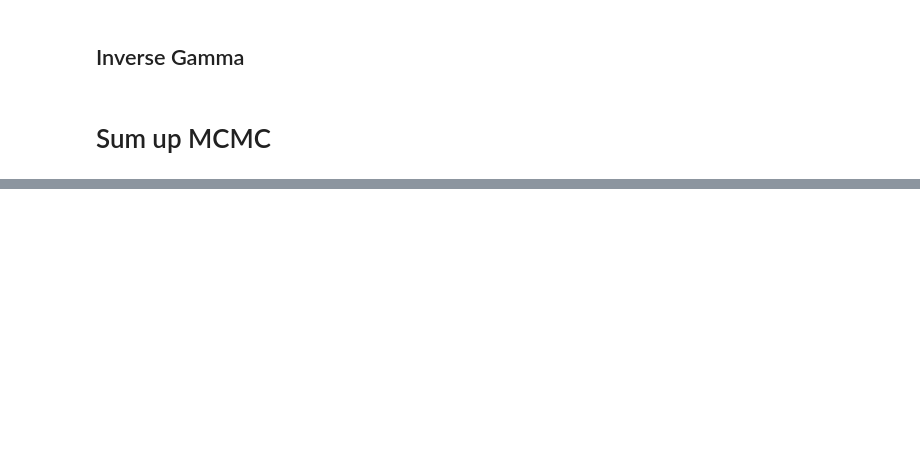
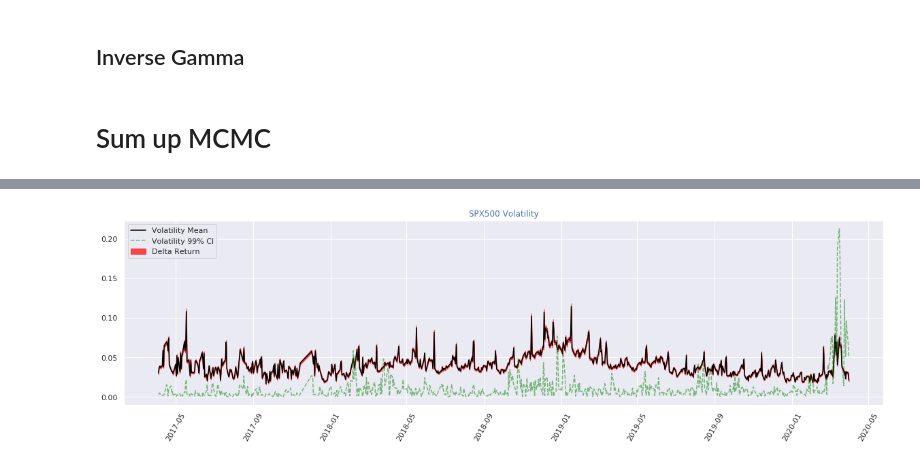
Before and after one commit to BobZiyangDing/STA642TimeSeriesAndDynamicalModeling, a Jupyter notebook: Project/Untitled.ipynb, the cells around one changed output, grey strips where cells are left out. Drawn from its saved outputs; the diff is of its cells as text; code cells hidden in the pictures; blank space fills up the shorter version.

```diff
--- a/Project/Untitled.ipynb
+++ b/Project/Untitled.ipynb
@@ -438,0 +422,16 @@ plt.show()
+# %%
+fig, ax = plt.subplots(figsize=(20, 5))
+ax.set_title('SPX500 Volatility'.format("seaborn"), color='C0')
+low = np.quantile(volatility, 0.005, axis=0)
+high = np.quantile(volatility, 0.995, axis=0)
+mean = np.mean(volatility, axis=0)
+DeltaUs = np.abs(np.array(Us[1:]) - np.array(Us[:-1]))
+
+ax.plot(all_days[1:], mean[2:], color="black")
+ax.fill_between([j for j in all_days[1:]], high[2:], low[2:], color='red', alpha=.7)
+ax.plot(all_days[1:], DeltaUs, color = "green", linestyle="--", alpha = 0.5)
+ax.legend(['Volatility Mean', "Volatility 99% CI", "Delta Return"])
+plt.xticks(rotation=60)
+plt.show()
+# %% [output]
+[figure, added]
```
Also changed, not shown: parts of 7 cells of this notebook.
